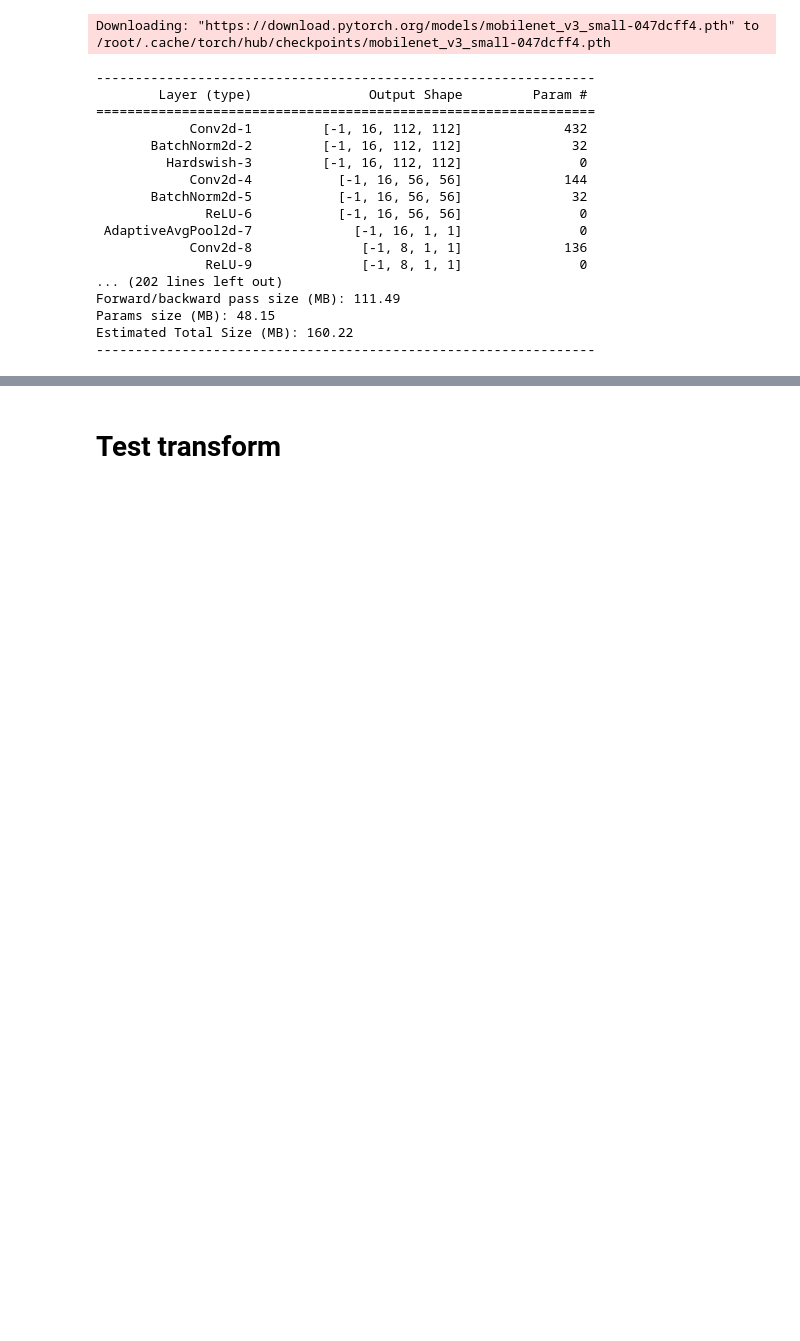
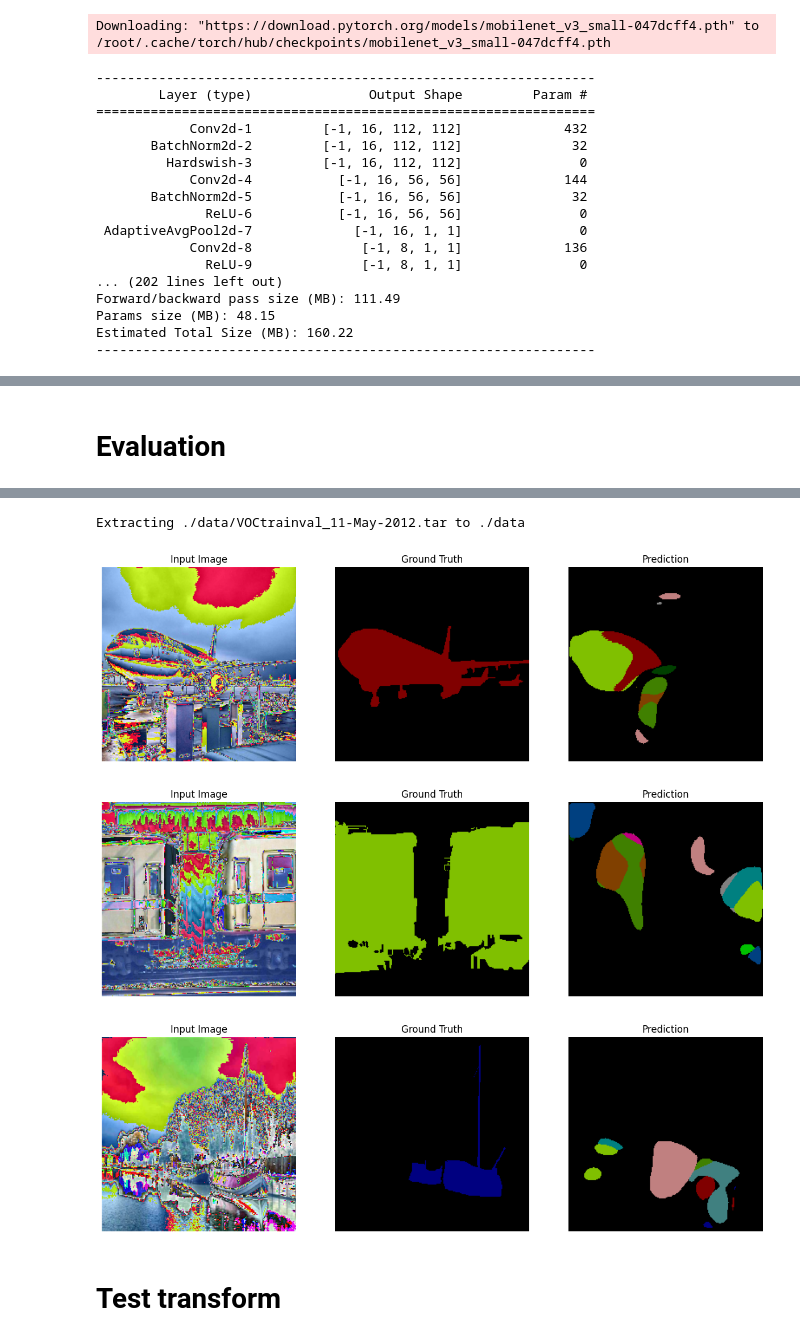
Before and after one commit to Thomas-rnd/Semantic-segmentation, a Jupyter notebook: semantic_segmentation.ipynb, the cells around one changed output, grey strips where cells are left out. Saved outputs shown, nothing was run; the diff lists cells and outputs as text; code cells hidden in the pictures; blank space fills up the shorter version.

```diff
--- a/semantic_segmentation.ipynb
+++ b/semantic_segmentation.ipynb
@@ -512,9 +511,10 @@ class SemanticSegmentationDataset:
         """only consider for batch size 1 on test_data"""
         iter_batch = iter(self.loader)
 
-        for idx in range(1):
+        for idx in range(3):
             image, target = next(iter_batch)
-            image, target = image.cuda(gpu_id, non_blocking=True), target.cuda(gpu_id, non_blocking=True)
+            if torch.cuda.is_available():
+                image, target = image.cuda(gpu_id, non_blocking=True), target.cuda(gpu_id, non_blocking=True)
             prediction = model(image)
 
             # Display the image, ground truth, and prediction
@@ -822,0 +832,49 @@ Model and optimizer saved at epoch 0 with validation loss 1.0838462114334106, mI
+# %% [markdown]
+# Evaluation
+# %%
+drive.mount('/content/gdrive')
+
+def load_model_and_optimizer(model, optimizer, path="checkpoint_{idx_epoch}.pth"):
+    if torch.cuda.is_available():
+        checkpoint = torch.load(path)
+    else:
+        checkpoint = torch.load(path, map_location=torch.device('cpu'))
+    model.load_state_dict(checkpoint['model_state_dict'])
+    optimizer.load_state_dict(checkpoint['optimizer_state_dict'])
+    epoch = checkpoint['epoch']
+    training_loss = checkpoint['training_loss']
+    val_loss = checkpoint['val_loss']
+    mIoU = checkpoint['mIoU']
+
+    print(f'Model and optimizer loaded from epoch {epoch} with validation loss {val_loss}, mIoU {mIoU}')
+
+    return model, optimizer
+
+if torch.cuda.is_available():
+    model = DeconvMobileNet(num_classes=21, init_weights=True).cuda(0)
+else:
+    model = DeconvMobileNet(num_classes=21, init_weights=True)
+
+optimizer = optim.SGD(model.parameters(), lr=0.01)
+
+model, _ = load_model_and_optimizer(model, optimizer, path='/content/gdrive/My Drive/semantic_segmentation/checkpoint/2023-12-09 08:27/checkpoint_73.pth')
+
+val_tf = Mask_Aug(transforms=[ToTensor(),
+                                      PILToTensor(),
+                                      Resize((224, 224)),
+                                      Normalize(mean=[0.485, 0.456, 0.406], std=[0.229, 0.224, 0.225])])
+
+path_to_data = '/content/gdrive/My Drive/semantic_segmentation/data'
+val_dataset = SemanticSegmentationDataset(root='./data',
+                                          year='2012',
+                                          image_set='val',
+                                          batch_size=1,
+                                          shuffle=False,
+                                          transforms=val_tf)
+
+#image_path = "/content/gdrive/My Drive/semantic_segmentation/data/VOCdevkit/VOC2012/JPEGImages/2008_004917.jpg"
+#original_image = Image.open(image_path)
+#input, _ = val_tf(original_image, original_image)
+
+val_dataset.plot(model)
+# %% [output]
@@ -823,3 +884,7 @@ Model and optimizer saved at epoch 0 with validation loss 1.0838462114334106, mI
+Extracting ./data/VOCtrainval_11-May-2012.tar to ./data
+[figure, added]
+[figure, added]
+[figure, added]
 # %% [markdown]
 # Test transform
 # %%
```
Also changed, not shown: parts of 12 cells of this notebook.
